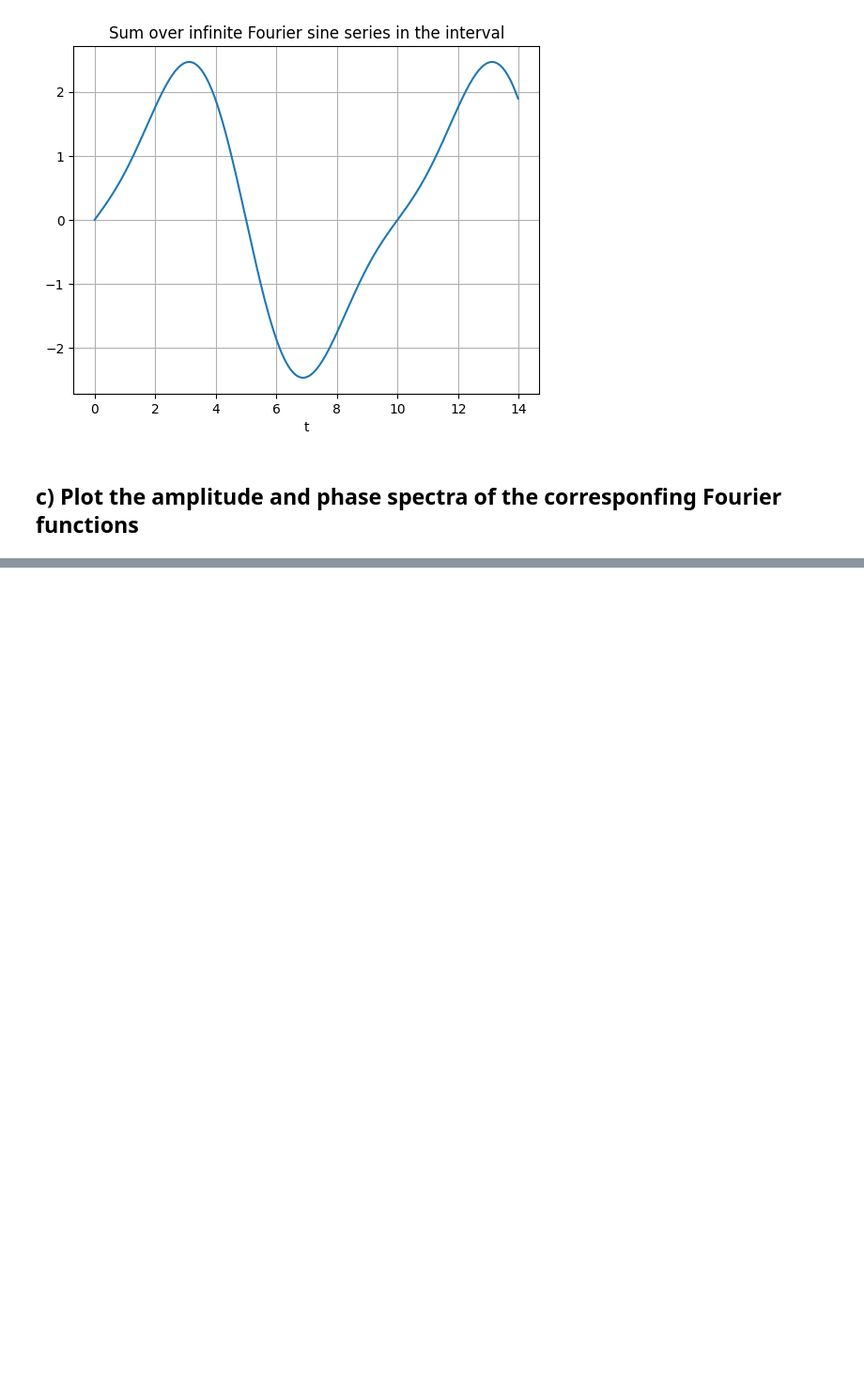
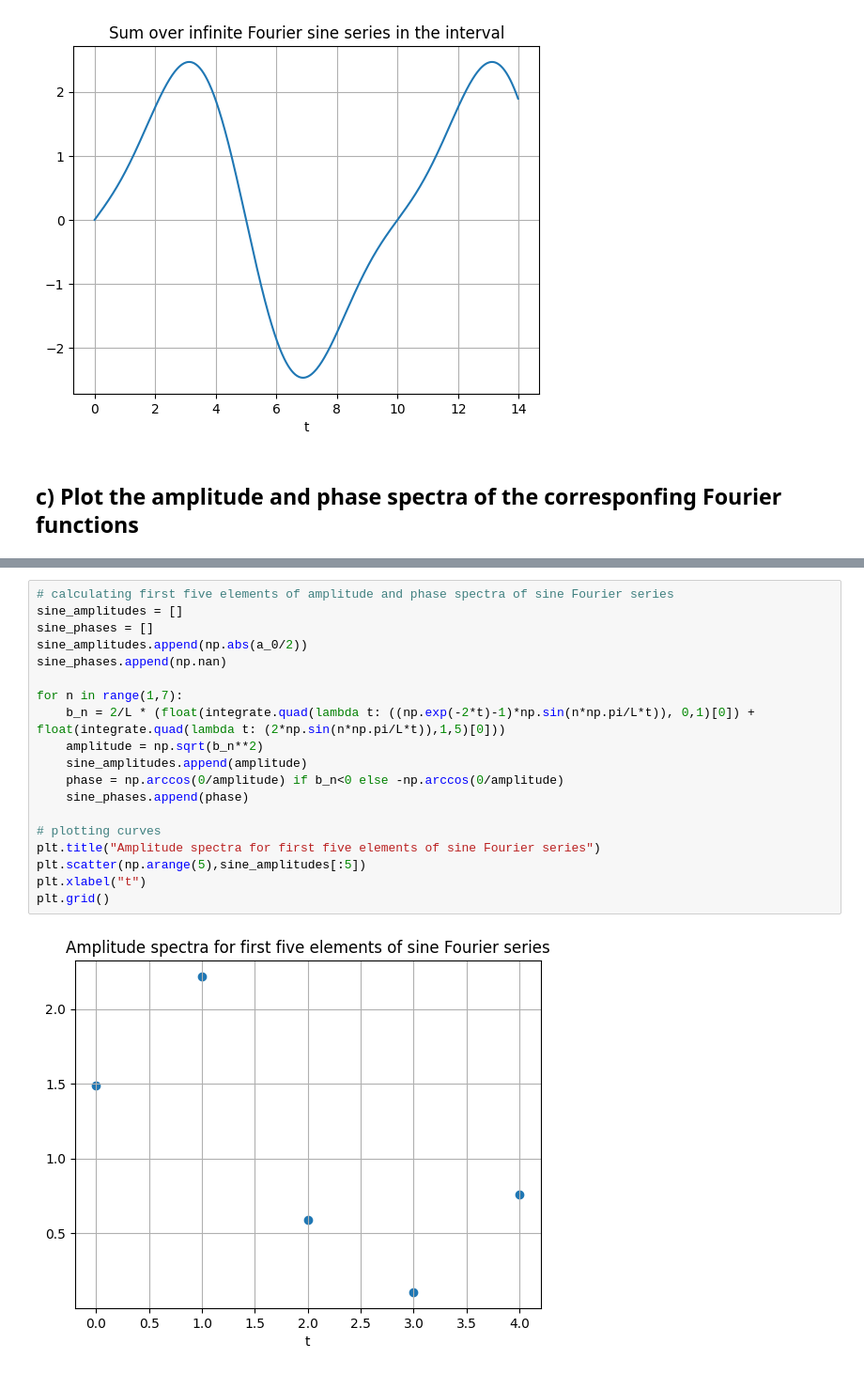
Before and after one commit to JohnyCoder238/Fourier, a Jupyter notebook: Fourier_EN.ipynb, the cells around one changed output, grey strips where cells are left out. Shown at 94% size. Saved outputs shown, nothing was run; the diff lists cells and outputs as text; blank space fills up the shorter version.

```diff
--- a/Fourier_EN.ipynb
+++ b/Fourier_EN.ipynb
@@ -248,0 +242,21 @@ plt.xlim(-0.2,4.2)
+# %%
+# calculating first five elements of amplitude and phase spectra of sine Fourier series
+sine_amplitudes = []
+sine_phases = []
+sine_amplitudes.append(np.abs(a_0/2))
+sine_phases.append(np.nan)
+
+for n in range(1,7):
+    b_n = 2/L * (float(integrate.quad(lambda t: ((np.exp(-2*t)-1)*np.sin(n*np.pi/L*t)), 0,1)[0]) + float(integrate.quad(lambda t: (2*np.sin(n*np.pi/L*t)),1,5)[0]))
+    amplitude = np.sqrt(b_n**2)
+    sine_amplitudes.append(amplitude)
+    phase = np.arccos(0/amplitude) if b_n<0 else -np.arccos(0/amplitude)
+    sine_phases.append(phase)
+
+# plotting curves
+plt.title("Amplitude spectra for first five elements of sine Fourier series")
+plt.scatter(np.arange(5),sine_amplitudes[:5])
+plt.xlabel("t")
+plt.grid()
+# %% [output]
+[figure, added]
```
Also changed, not shown: parts of 3 cells of this notebook, 1 other file.
